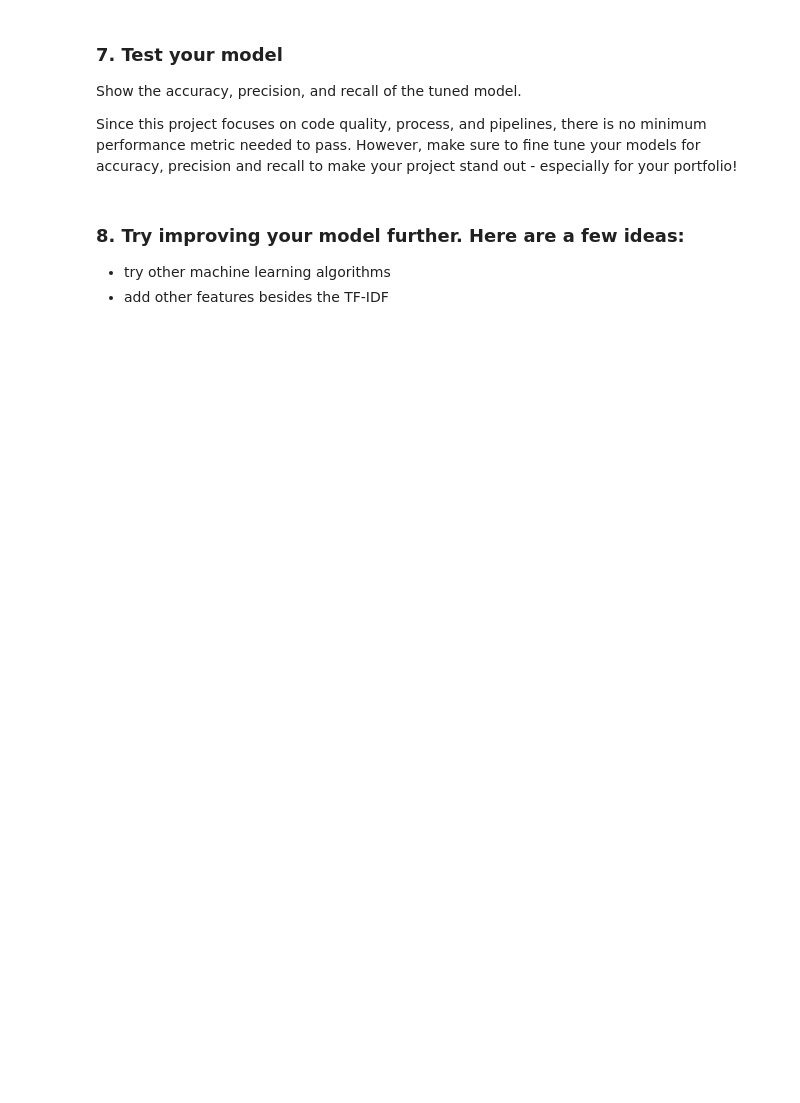
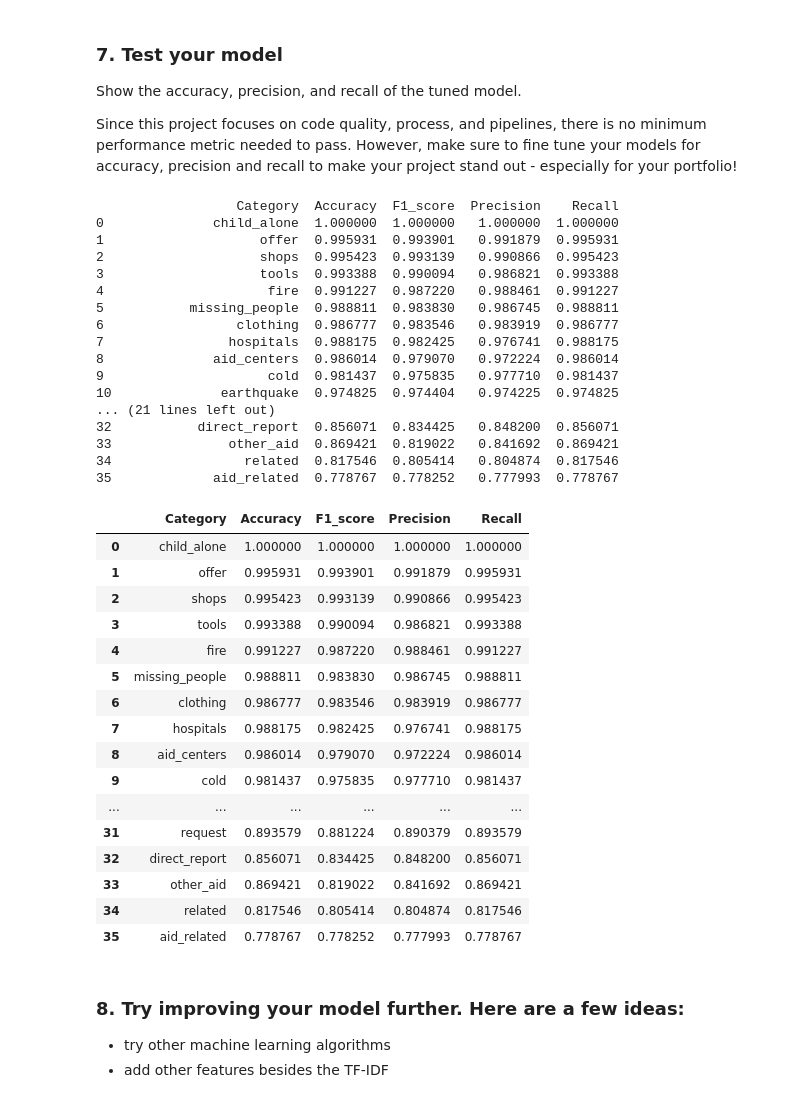
Before and after one commit to chziha/Data-Scientist-Udacity-Nanodegree, a Jupyter notebook: DSND_Term2/project_files/Disaster-Response-Pipelines-trials/ML Pipeline Preparation.ipynb, the cells around one changed output. Drawn from its saved outputs; the diff is of its cells as text; code cells hidden in the pictures; blank space fills up the shorter version.

```diff
--- a/DSND_Term2/project_files/Disaster-Response-Pipelines-trials/ML Pipeline Preparation.ipynb
+++ b/DSND_Term2/project_files/Disaster-Response-Pipelines-trials/ML Pipeline Preparation.ipynb
@@ -224,15 +169,3 @@ weighted avg       0.84      0.85      0.83     18352
 # %% [markdown]
 ### 5. Test your model
 Report the f1 score, precision and recall for each output category of the dataset. You can do this by iterating through the columns and calling sklearn's `classification_report` on each.
-# %%
-def report_metrics(y_true, y_pred):
-    '''
-    Function to display the classification report for each category in multi-class classification
-
-    Args:
-        y_true: 2d array-like, or label indicator array / sparse matrix for the true y values
-        y_pred: 2d array-like, or label indicator array / sparse matrix for the predicted y values
-
-    Returns:
-        None
-    '''
@@ -245,0 +268,18 @@ cv =
+# %%
+# Use a customized metric to score the model
+def mean_f1_score(y_true, y_pred):
+    '''
+    Function to calculate the mean f1 score for multi-class classification
+
+    Args:
+        y_true: a DataFrame with true labels, each row represents the labels for one row in X
+        y_pred: 2d array-like with predicted labels, each row represents the labels for one row in X
+
+    Returns:
+        f1_mean: a float for the mean f1 score
+    '''
+    f1_list = [f1_score(y_true.to_numpy()[:, i], y_pred[:, i], average='weighted') for i in range(y_true.shape[1])]
+    f1_mean = sum(f1_list) / len(f1_list)
+    return f1_mean
+
+score_method = make_scorer(mean_f1_score, greater_is_better=True)
@@ -245,0 +290,10 @@ cv =
+# %%
+parameters = {
+    'tfidfVect__min_df': [1, 5, 10],
+    'RFclf__estimator__min_samples_leaf': [1, 2, 5]
+}
+
+cv = GridSearchCV(pipeline, param_grid=parameters, scoring=score_method, cv=3, verbose=10)
+# %%
+# Perform grid search
+model_opt = cv.fit(X_train, y_train)
@@ -248,6 +348,44 @@ cv =
 Show the accuracy, precision, and recall of the tuned model.
 
 Since this project focuses on code quality, process, and  pipelines, there is no minimum performance metric needed to pass. However, make sure to fine tune your models for accuracy, precision and recall to make your project stand out - especially for your portfolio!
+# %%
+y_pred_opt = model_opt.predict(X_test)
+report_metrics(y_test, y_pred_opt, sort_by='F1_score')
+# %% [output]
+                  Category  Accuracy  F1_score  Precision    Recall
+0              child_alone  1.000000  1.000000   1.000000  1.000000
+1                    offer  0.995931  0.993901   0.991879  0.995931
+2                    shops  0.995423  0.993139   0.990866  0.995423
+3                    tools  0.993388  0.990094   0.986821  0.993388
+4                     fire  0.991227  0.987220   0.988461  0.991227
+5           missing_people  0.988811  0.983830   0.986745  0.988811
+6                 clothing  0.986777  0.983546   0.983919  0.986777
+7                hospitals  0.988175  0.982425   0.976741  0.988175
+8              aid_centers  0.986014  0.979070   0.972224  0.986014
+9                     cold  0.981437  0.975835   0.977710  0.981437
+10              earthquake  0.974825  0.974404   0.974225  0.974825
+... (21 lines left out)
+32           direct_report  0.856071  0.834425   0.848200  0.856071
+33               other_aid  0.869421  0.819022   0.841692  0.869421
+34                 related  0.817546  0.805414   0.804874  0.817546
+35             aid_related  0.778767  0.778252   0.777993  0.778767
+|  | Category | Accuracy | F1_score | Precision | Recall |
+| 0 | child_alone | 1.000000 | 1.000000 | 1.000000 | 1.000000 |
+| 1 | offer | 0.995931 | 0.993901 | 0.991879 | 0.995931 |
+| 2 | shops | 0.995423 | 0.993139 | 0.990866 | 0.995423 |
+| 3 | tools | 0.993388 | 0.990094 | 0.986821 | 0.993388 |
+| 4 | fire | 0.991227 | 0.987220 | 0.988461 | 0.991227 |
+| 5 | missing_people | 0.988811 | 0.983830 | 0.986745 | 0.988811 |
+| 6 | clothing | 0.986777 | 0.983546 | 0.983919 | 0.986777 |
+| 7 | hospitals | 0.988175 | 0.982425 | 0.976741 | 0.988175 |
+| 8 | aid_centers | 0.986014 | 0.979070 | 0.972224 | 0.986014 |
+| 9 | cold | 0.981437 | 0.975835 | 0.977710 | 0.981437 |
+| ... | ... | ... | ... | ... | ... |
+| 31 | request | 0.893579 | 0.881224 | 0.890379 | 0.893579 |
+| 32 | direct_report | 0.856071 | 0.834425 | 0.848200 | 0.856071 |
+| 33 | other_aid | 0.869421 | 0.819022 | 0.841692 | 0.869421 |
+| 34 | related | 0.817546 | 0.805414 | 0.804874 | 0.817546 |
+| 35 | aid_related | 0.778767 | 0.778252 | 0.777993 | 0.778767 |
 # %% [markdown]
 ### 8. Try improving your model further. Here are a few ideas:
 * try other machine learning algorithms
```
Also changed, not shown: parts of 26 cells of this notebook.
